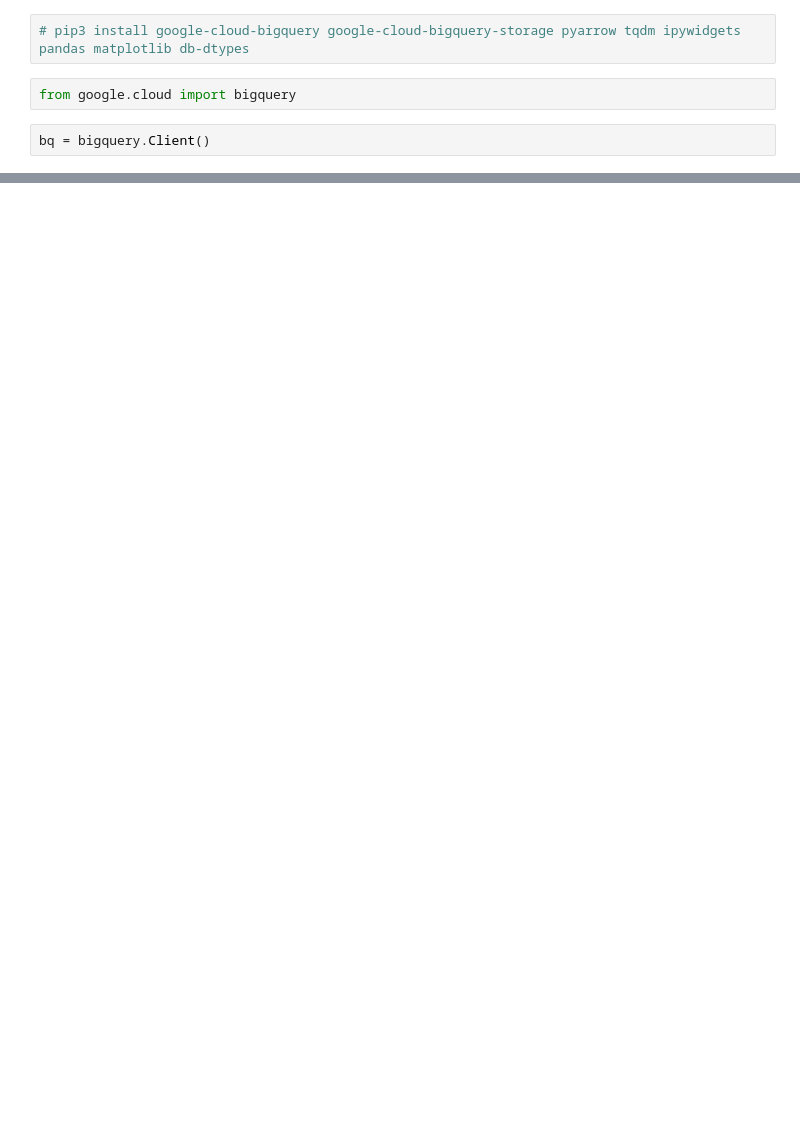
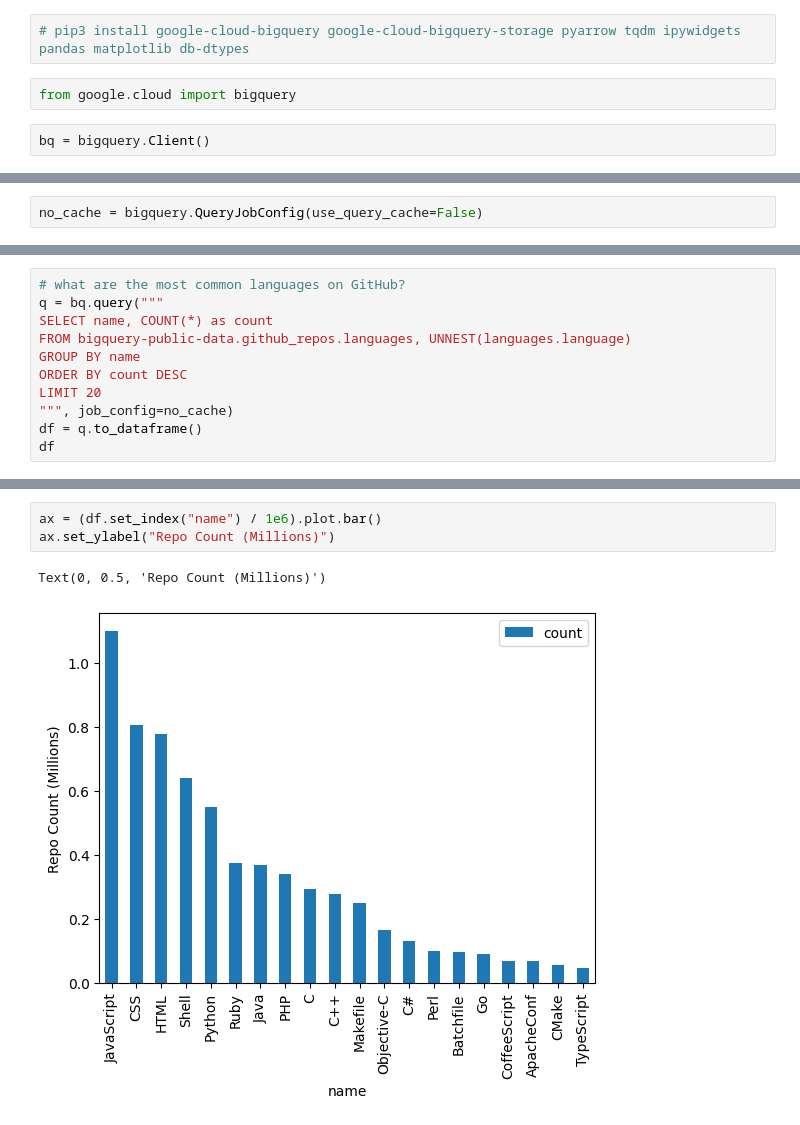
Before and after one commit to cs544-wisc/s23, a Jupyter notebook: lec/37-bq1/demo.ipynb, the cells around one changed output, grey strips where cells are left out. Drawn from its saved outputs; the diff is of its cells as text; blank space fills up the shorter version.

```diff
--- a/lec/37-bq1/demo.ipynb
+++ b/lec/37-bq1/demo.ipynb
@@ -23,0 +90,2 @@ Dataset(DatasetReference('cs320-f21', 'apr26'))
+# %%
+no_cache = bigquery.QueryJobConfig(use_query_cache=False)
@@ -23,0 +188,11 @@ Dataset(DatasetReference('cs320-f21', 'apr26'))
+# %%
+# what are the most common languages on GitHub?
+q = bq.query("""
+SELECT name, COUNT(*) as count
+FROM bigquery-public-data.github_repos.languages, UNNEST(languages.language)
+GROUP BY name
+ORDER BY count DESC
+LIMIT 20
+""", job_config=no_cache)
+df = q.to_dataframe()
+df
@@ -23,0 +217,6 @@ Dataset(DatasetReference('cs320-f21', 'apr26'))
+# %%
+ax = (df.set_index("name") / 1e6).plot.bar()
+ax.set_ylabel("Repo Count (Millions)")
+# %% [output]
+Text(0, 0.5, 'Repo Count (Millions)')
+[figure, added]
```
Also changed, not shown: parts of 37 cells of this notebook.
